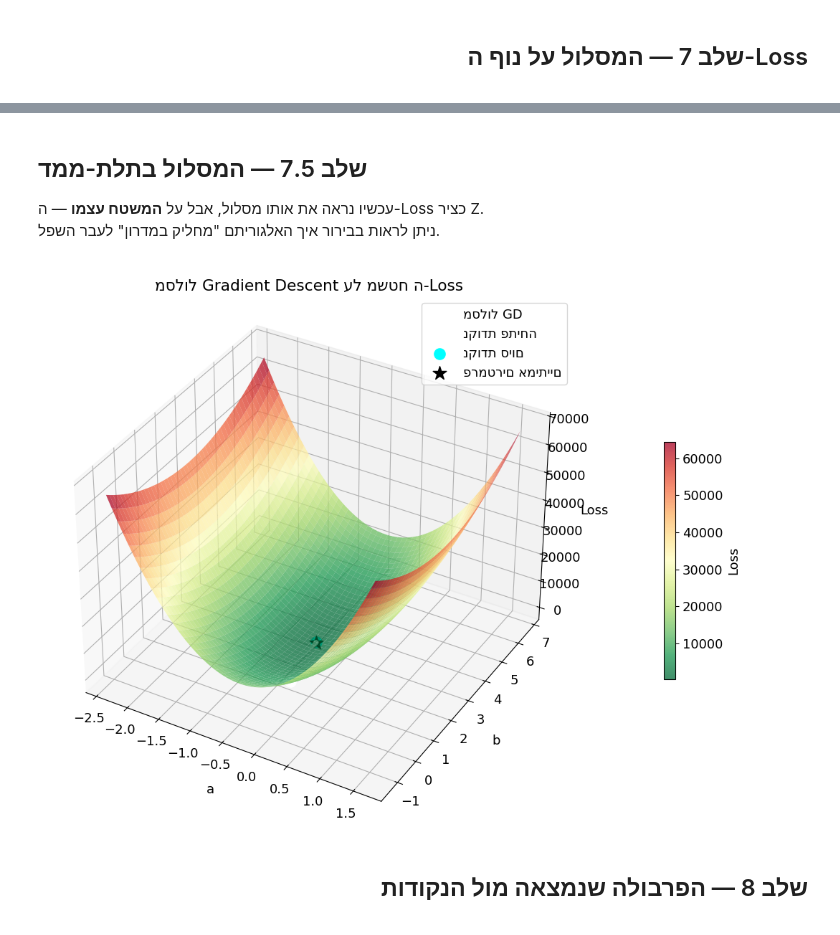
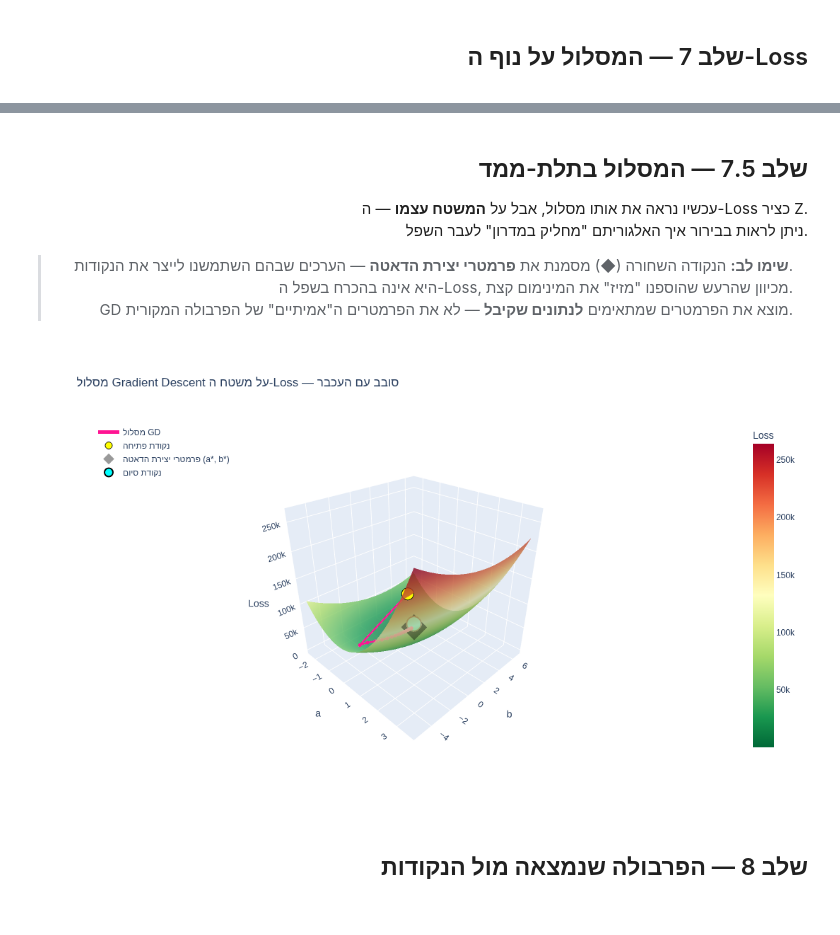
Before and after one commit to orimosenzon/fun, a Jupyter notebook: vibe_coding/deepcourse/lesson01/lesson01_sgd.ipynb, the cells around one changed output, grey strips where cells are left out. Cells and saved outputs as stored; diff of their text form; code cells hidden in the pictures.

```diff
--- a/vibe_coding/deepcourse/lesson01/lesson01_sgd.ipynb
+++ b/vibe_coding/deepcourse/lesson01/lesson01_sgd.ipynb
@@ -160,11 +160,11 @@ $$b \leftarrow b - \eta \cdot \frac{\partial L}{\partial b}$$
 
 </div>
 # %%
-# נקודת פתיחה ופרמטרים
-a = 0.0
-b = 0.0
-lr = 1e-5  # קצב למידה
-n_steps = 500
+# נקודת פתיחה — פינה רחוקה מהאופטימום (loss גבוה מאוד)
+a = a_true + 3.5
+b = b_true - 7.5
+lr = 1e-5
+n_steps = 5000
 
 # שמירת ההיסטוריה
 history_a = [a]
@@ -181,6 +181,7 @@ for step in range(n_steps):
 
 print(f"פרמטרים אמיתיים:  a={a_true:.4f}, b={b_true:.4f}")
 print(f"פרמטרים שנמצאו:   a={a:.4f}, b={b:.4f}")
-print(f"Loss סופי: {history_loss[-1]:.1f}")
+print(f"Loss התחלתי: {history_loss[0]:.0f}")
+print(f"Loss סופי:   {history_loss[-1]:.1f}")
 # %% [output]
 פרמטרים אמיתיים:  a=-0.3764, b=2.7043
@@ -232,11 +234,15 @@ plt.show()
 # %% [markdown]
-<div dir=rtl style=\"text-align: right\">
+<div dir=rtl style="text-align: right">
 
 ## שלב 7.5 — המסלול בתלת-ממד
 
 עכשיו נראה את אותו מסלול, אבל על **המשטח עצמו** — ה-Loss כציר Z.
 ניתן לראות בבירור איך האלגוריתם "מחליק במדרון" לעבר השפל.
 
+> **שימו לב:** הנקודה השחורה (◆) מסמנת את **פרמטרי יצירת הדאטה** — הערכים שבהם השתמשנו לייצר את הנקודות.
+> היא אינה בהכרח בשפל ה-Loss, מכיוון שהרעש שהוספנו "מזיז" את המינימום קצת.
+> GD מוצא את הפרמטרים שמתאימים **לנתונים שקיבל** — לא את הפרמטרים ה"אמיתיים" של הפרבולה המקורית.
+
 </div>
 # %%
 import plotly.graph_objects as go
@@ -244,11 +250,14 @@ import plotly.graph_objects as go
 # חישוב Loss לכל נקודה במסלול
 path_loss = [loss(ha, hb, x, y) for ha, hb in zip(history_a, history_b)]
 
-# דגימה כל 5 צעדים
-step = 5
+# דגימה כל 10 צעדים (5000 צעדים → 500 נקודות)
+step = 10
 ha = history_a[::step]
 hb = history_b[::step]
 hl = path_loss[::step]
+
+# offset כדי שהנקודות יצופו מעל המשטח
+z_offset = (L.max() - L.min()) * 0.03
 
 fig = go.Figure()
 
@@ -265,7 +274,7 @@ fig.add_trace(go.Surface(
 
 # מסלול GD
 fig.add_trace(go.Scatter3d(
-    x=ha, y=hb, z=hl,
+    x=ha, y=hb, z=[v + z_offset for v in hl],
     mode='lines+markers',
     line=dict(color='deeppink', width=5),
     marker=dict(size=3, color='deeppink'),
@@ -274,44 +283,44 @@ fig.add_trace(go.Scatter3d(
 
 # נקודת פתיחה
 fig.add_trace(go.Scatter3d(
-    x=[history_a[0]], y=[history_b[0]], z=[path_loss[0]],
+    x=[history_a[0]], y=[history_b[0]], z=[path_loss[0] + z_offset],
     mode='markers',
     marker=dict(size=10, color='yellow', symbol='circle', line=dict(color='black', width=1)),
     name='נקודת פתיחה'
 ))
 
-# נקודת סיום
+# פרמטרי יצירת הדאטה — חצי שקוף
 fig.add_trace(go.Scatter3d(
-    x=[history_a[-1]], y=[history_b[-1]], z=[path_loss[-1]],
+    x=[a_true], y=[b_true], z=[loss(a_true, b_true, x, y) + z_offset],
     mode='markers',
-    marker=dict(size=10, color='cyan', symbol='circle', line=dict(color='black', width=1)),
-    name='נקודת סיום'
+    marker=dict(size=12, color='black', symbol='diamond', opacity=0.4),
+    name='פרמטרי יצירת הדאטה (a*, b*)'
 ))
 
-# פרמטרים אמיתיים
+# נקודת סיום — מעל הכל
 fig.add_trace(go.Scatter3d(
-    x=[a_true], y=[b_true], z=[loss(a_true, b_true, x, y)],
+    x=[history_a[-1]], y=[history_b[-1]], z=[path_loss[-1] + z_offset * 2],
     mode='markers',
-    marker=dict(size=10, color='black', symbol='diamond'),
-    name='פרמטרים אמיתיים'
+    marker=dict(size=12, color='cyan', symbol='circle', line=dict(color='black', width=2)),
+    name='נקודת סיום'
 ))
 
 fig.update_layout(
     title='מסלול Gradient Descent על משטח ה-Loss — סובב עם העכבר',
     scene=dict(
         xaxis_title='a',
         yaxis_title='b',
         zaxis_title='Loss',
         camera=dict(eye=dict(x=1.5, y=-1.5, z=1.2))
     ),
     width=900,
     height=650,
     legend=dict(x=0, y=1)
 )
 
 fig.show()
 # %% [output]
-[figure, old version]
+[figure, new version]
 # %% [markdown]
 <div dir=rtl style="text-align: right">
 
```
Also changed, not shown: parts of 4 cells of this notebook, 1 other file.
